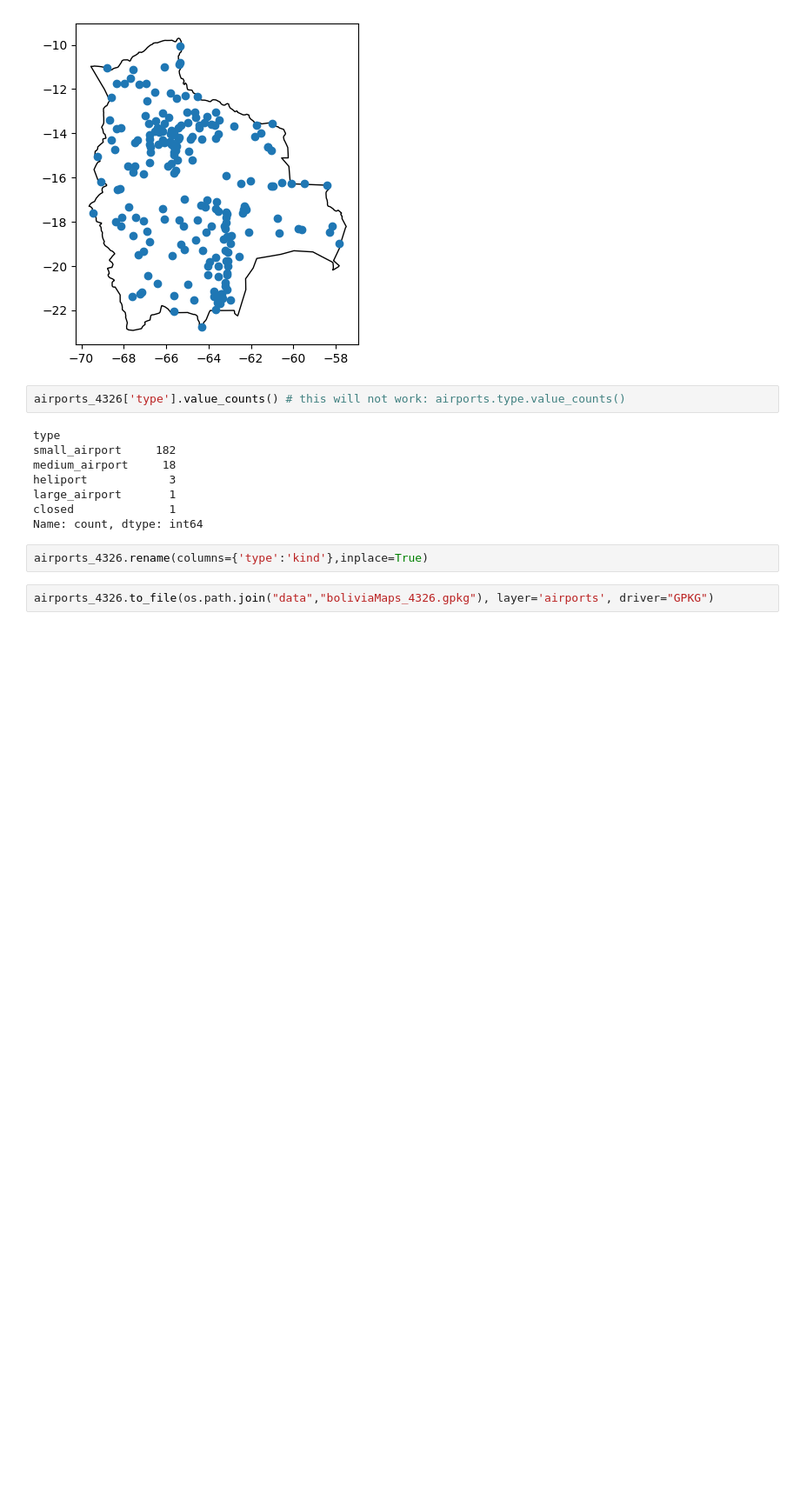
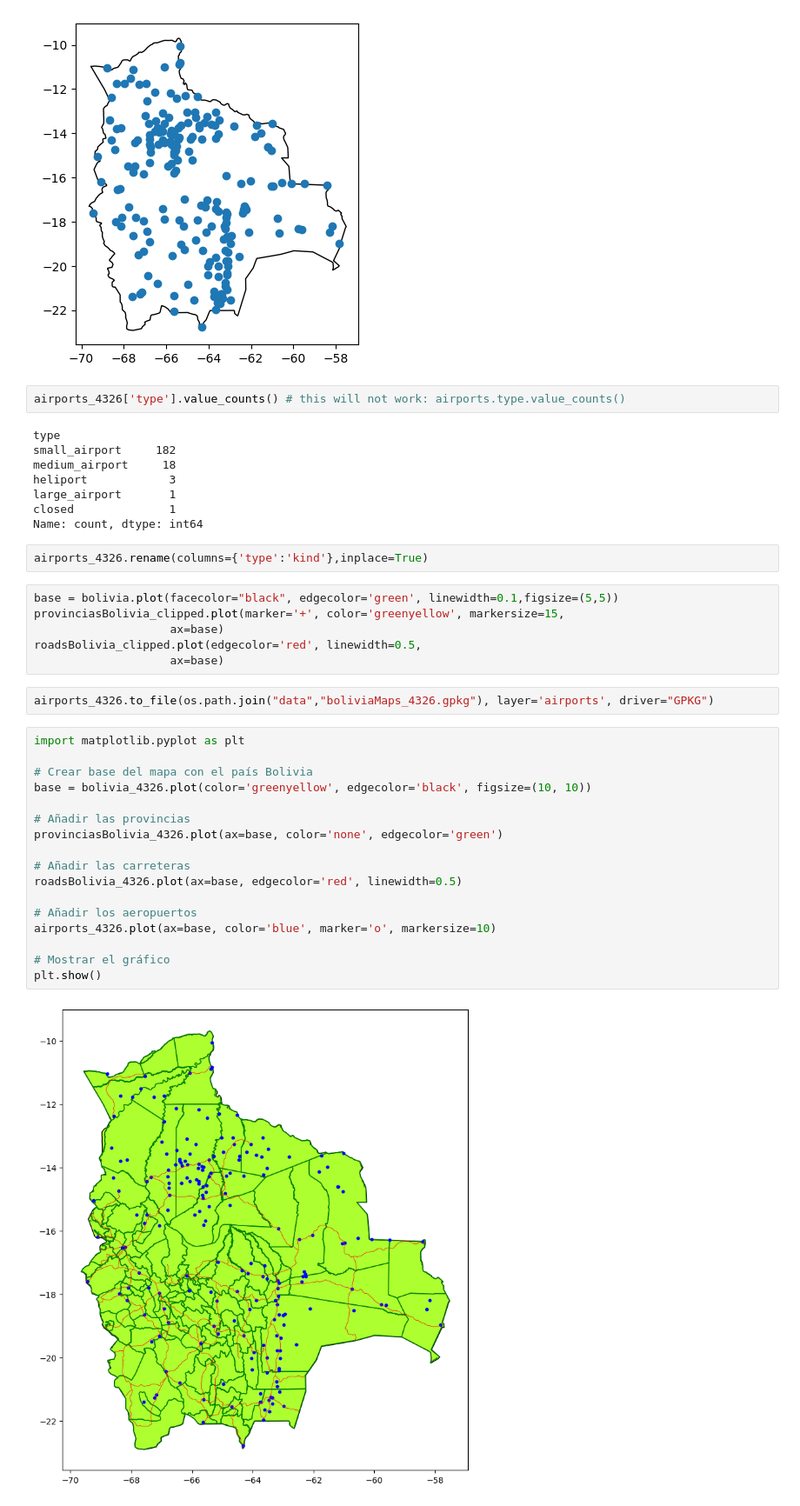
Before and after one commit to nicosil02/week2_spatial, a Jupyter notebook: index.ipynb, the cells around one changed output. Shown at 87% size. Saved outputs shown, nothing was run; the diff lists cells and outputs as text; blank space fills up the shorter version.

```diff
--- a/index.ipynb
+++ b/index.ipynb
@@ -198,5 +198,30 @@ closed              1
 Name: count, dtype: int64
 # %%
 airports_4326.rename(columns={'type':'kind'},inplace=True)
+# %%
+base = bolivia.plot(facecolor="black", edgecolor='green', linewidth=0.1,figsize=(5,5))
+provinciasBolivia_clipped.plot(marker='+', color='greenyellow', markersize=15,
+                    ax=base)
+roadsBolivia_clipped.plot(edgecolor='red', linewidth=0.5,
+                    ax=base)
 # %%
 airports_4326.to_file(os.path.join("data","boliviaMaps_4326.gpkg"), layer='airports', driver="GPKG")
+# %%
+import matplotlib.pyplot as plt
+
+# Crear base del mapa con el país Bolivia
+base = bolivia_4326.plot(color='greenyellow', edgecolor='black', figsize=(10, 10))
+
+# Añadir las provincias
+provinciasBolivia_4326.plot(ax=base, color='none', edgecolor='green')
+
+# Añadir las carreteras
+roadsBolivia_4326.plot(ax=base, edgecolor='red', linewidth=0.5)
+
+# Añadir los aeropuertos
+airports_4326.plot(ax=base, color='blue', marker='o', markersize=10)
+
+# Mostrar el gráfico
+plt.show()
+# %% [output]
+[figure, added]
```
